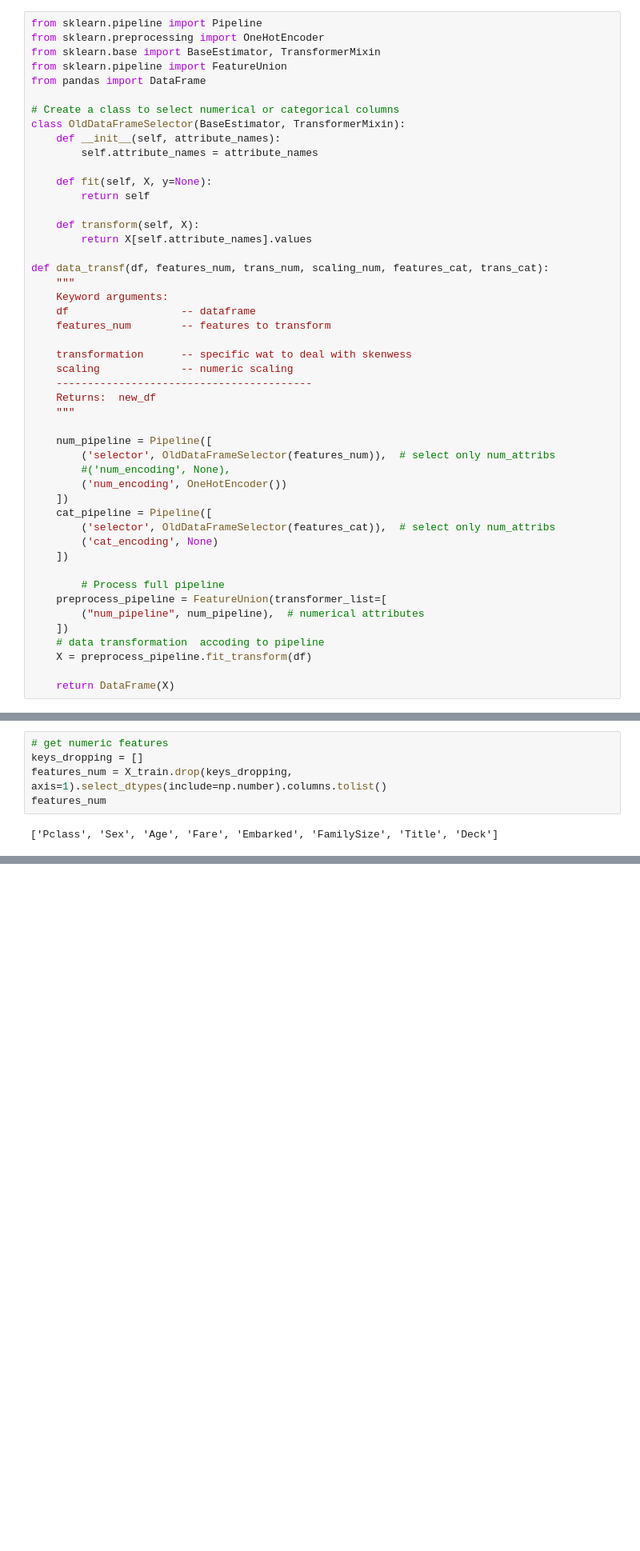
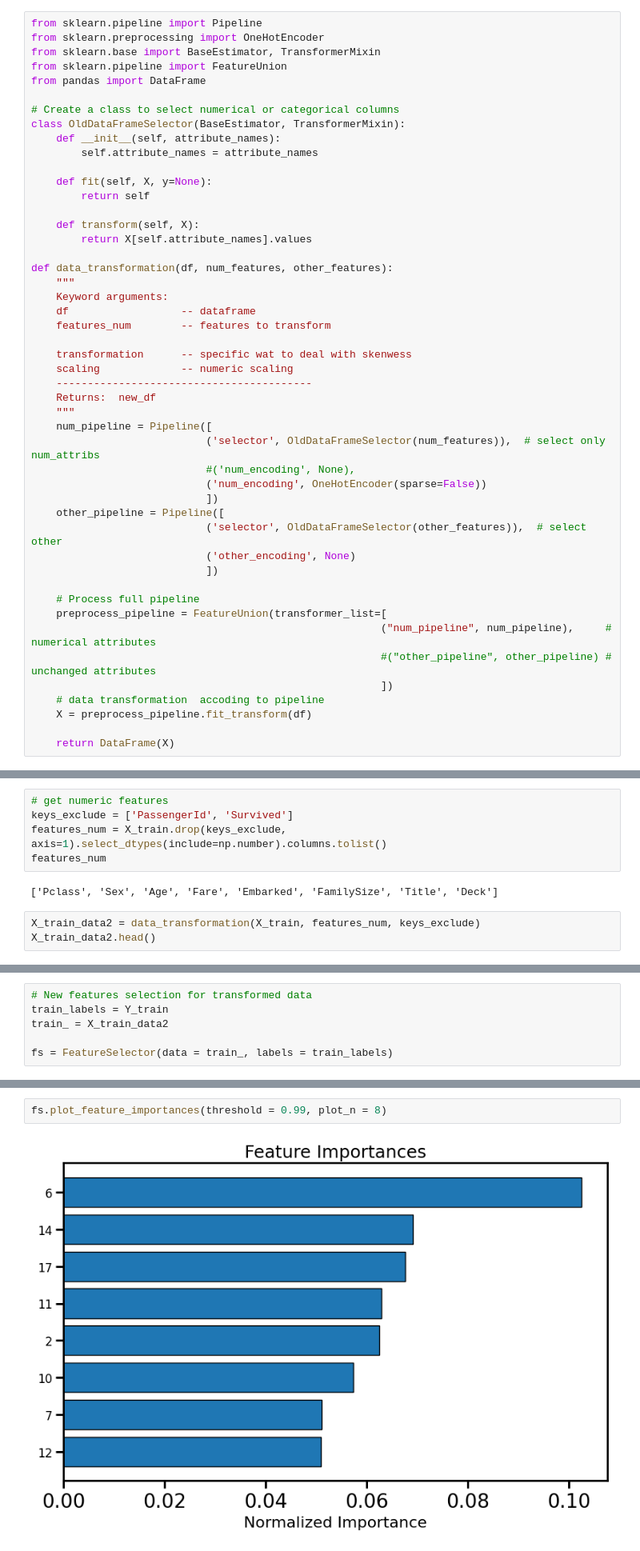
Before and after one commit to leoregino/Titanic, a Jupyter notebook: notebooks/exploration/MV_02_Predictions.ipynb, the cells around one changed output, grey strips where cells are left out. Shown: that part at 80% size. Cells and saved outputs as stored; diff of their text form; blank space fills up the shorter version.

Commit message:
[Add] Include new functions and documentation in Utils, extended notebook for transformations

```diff
--- a/notebooks/exploration/MV_02_Predictions.ipynb
+++ b/notebooks/exploration/MV_02_Predictions.ipynb
@@ -256,7 +265,7 @@ class OldDataFrameSelector(BaseEstimator, TransformerMixin):
     def transform(self, X):
         return X[self.attribute_names].values
 
-def data_transf(df, features_num, trans_num, scaling_num, features_cat, trans_cat):
+def data_transformation(df, num_features, other_features):
     """
     Keyword arguments:
     df                  -- dataframe
@@ -267,21 +276,21 @@ def data_transf(df, features_num, trans_num, scaling_num, features_cat, trans_ca
     -----------------------------------------
     Returns:  new_df
     """
+    num_pipeline = Pipeline([
+                            ('selector', OldDataFrameSelector(num_features)),  # select only num_attribs
+                            #('num_encoding', None),
+                            ('num_encoding', OneHotEncoder(sparse=False))
+                            ])
+    other_pipeline = Pipeline([
+                            ('selector', OldDataFrameSelector(other_features)),  # select other
+                            ('other_encoding', None)
+                            ])
 
-    num_pipeline = Pipeline([
-        ('selector', OldDataFrameSelector(features_num)),  # select only num_attribs
-        #('num_encoding', None),
-        ('num_encoding', OneHotEncoder())
-    ])
-    cat_pipeline = Pipeline([
-        ('selector', OldDataFrameSelector(features_cat)),  # select only num_attribs
-        ('cat_encoding', None)
-    ])
-
-        # Process full pipeline
+    # Process full pipeline
     preprocess_pipeline = FeatureUnion(transformer_list=[
-        ("num_pipeline", num_pipeline),  # numerical attributes
-    ])
+                                                        ("num_pipeline", num_pipeline),     # numerical attributes
+                                                        #("other_pipeline", other_pipeline) # unchanged attributes
+                                                        ])
     # data transformation  accoding to pipeline
     X = preprocess_pipeline.fit_transform(df)
 
@@ -289,7 +338,10 @@ def data_transf(df, features_num, trans_num, scaling_num, features_cat, trans_ca
 # %%
 # get numeric features
-keys_dropping = []
-features_num = X_train.drop(keys_dropping, axis=1).select_dtypes(include=np.number).columns.tolist()
+keys_exclude = ['PassengerId', 'Survived']
+features_num = X_train.drop(keys_exclude, axis=1).select_dtypes(include=np.number).columns.tolist()
 features_num
 # %% [output]
 ['Pclass', 'Sex', 'Age', 'Fare', 'Embarked', 'FamilySize', 'Title', 'Deck']
+# %%
+X_train_data2 = data_transformation(X_train, features_num, keys_exclude)
+X_train_data2.head()
@@ -295,0 +356,6 @@ features_num
+# %%
+# New features selection for transformed data
+train_labels = Y_train
+train_ = X_train_data2
+
+fs = FeatureSelector(data = train_, labels = train_labels)
@@ -295,0 +385,4 @@ features_num
+# %%
+fs.plot_feature_importances(threshold = 0.99, plot_n = 8)
+# %% [output]
+[figure, added]
```
Also changed, not shown: parts of 18 cells of this notebook, 1 other file.
